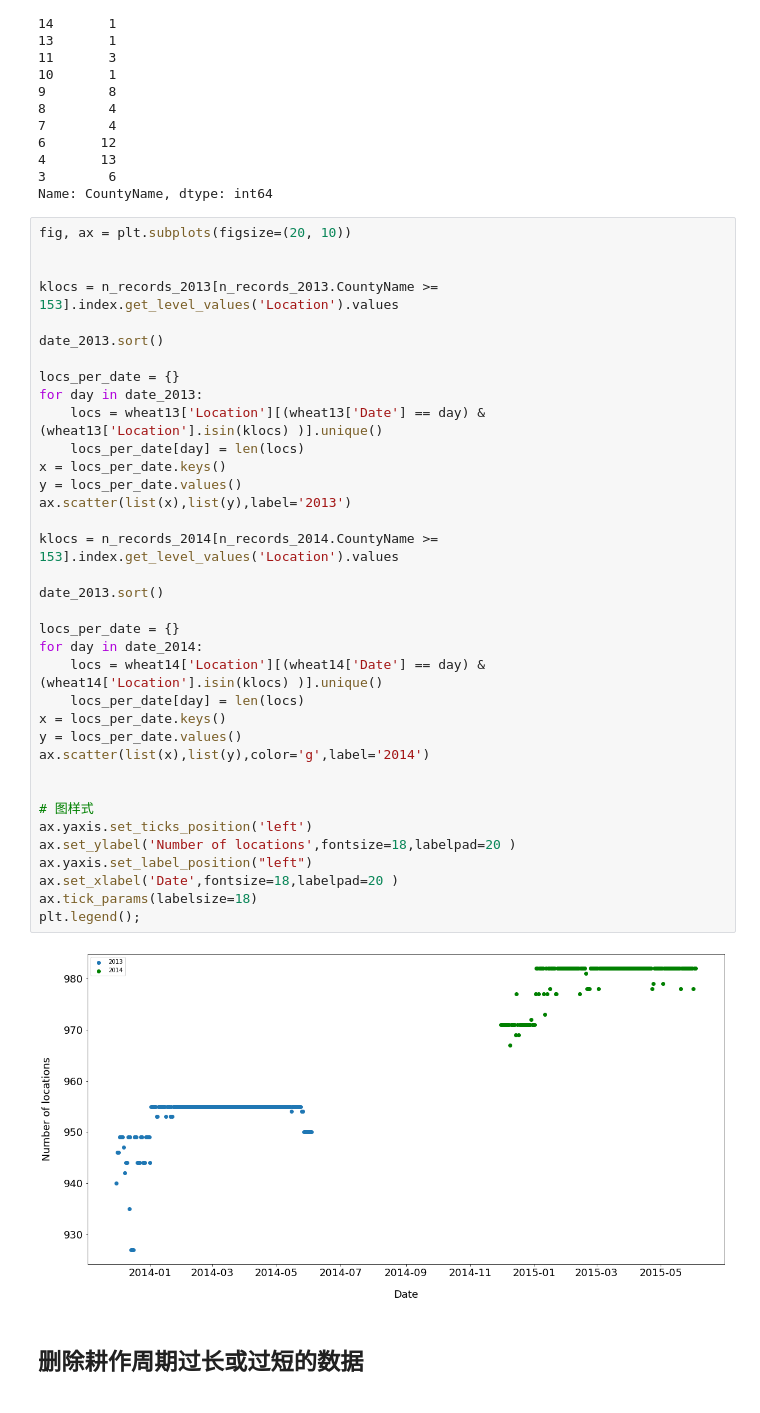
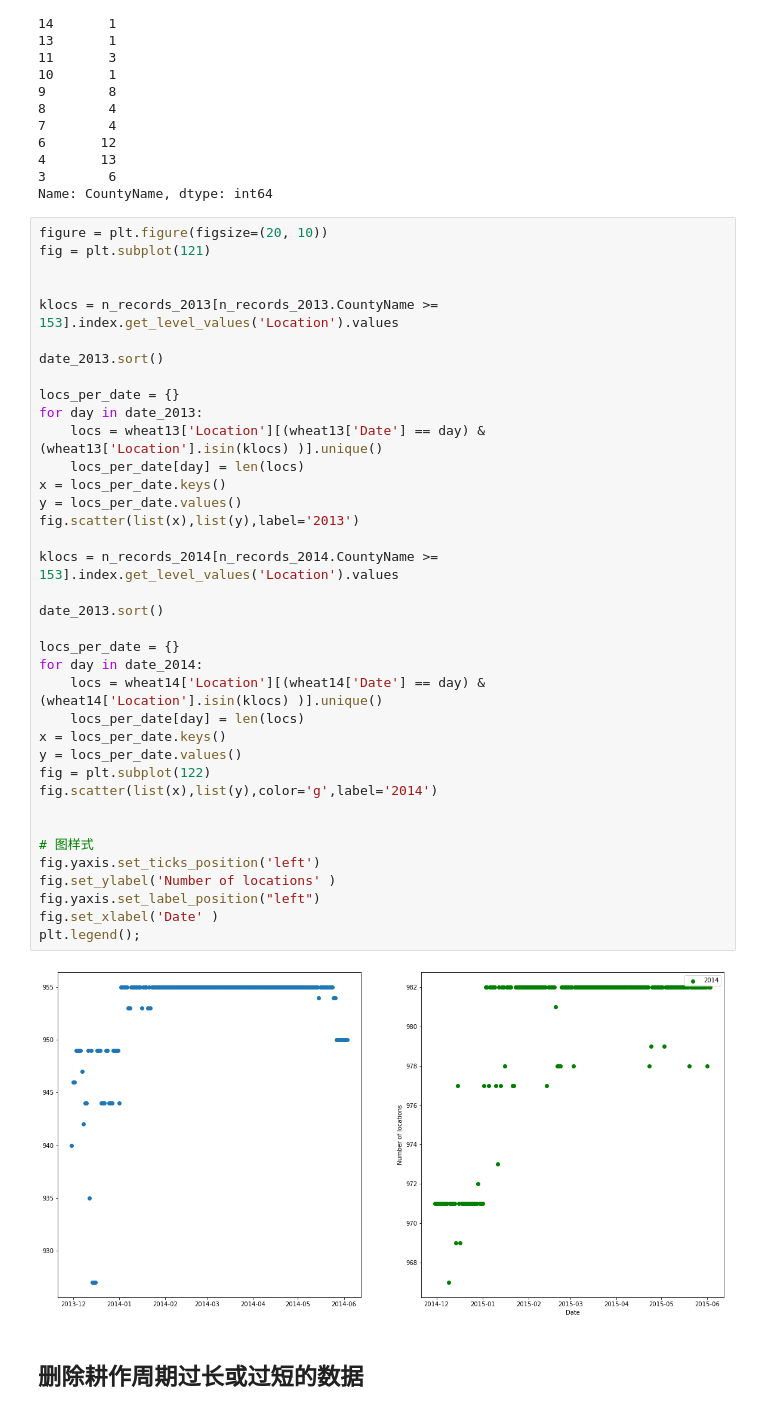
Before and after one commit to aoba98/bishe, a Jupyter notebook: 美国小麦.ipynb, the cells around one changed output. Drawn from its saved outputs; the diff is of its cells as text.

```diff
--- a/美国小麦.ipynb
+++ b/美国小麦.ipynb
@@ -723,43 +790,44 @@ n_records_2014.CountyName.value_counts().sort_index(ascending=False)
 3        6
 Name: CountyName, dtype: int64
 # %%
-fig, ax = plt.subplots(figsize=(20, 10))
+figure = plt.figure(figsize=(20, 10))
+fig = plt.subplot(121)
 
 
 klocs = n_records_2013[n_records_2013.CountyName >= 153].index.get_level_values('Location').values
 
 date_2013.sort()
 
 locs_per_date = {}
 for day in date_2013:
     locs = wheat13['Location'][(wheat13['Date'] == day) & (wheat13['Location'].isin(klocs) )].unique()
     locs_per_date[day] = len(locs)
 x = locs_per_date.keys()
 y = locs_per_date.values()
-ax.scatter(list(x),list(y),label='2013')
+fig.scatter(list(x),list(y),label='2013')
 
 klocs = n_records_2014[n_records_2014.CountyName >= 153].index.get_level_values('Location').values
 
 date_2013.sort()
 
 locs_per_date = {}
 for day in date_2014:
     locs = wheat14['Location'][(wheat14['Date'] == day) & (wheat14['Location'].isin(klocs) )].unique()
     locs_per_date[day] = len(locs)
 x = locs_per_date.keys()
 y = locs_per_date.values()
-ax.scatter(list(x),list(y),color='g',label='2014')
+fig = plt.subplot(122)
+fig.scatter(list(x),list(y),color='g',label='2014')
 
 
 # 图样式
-ax.yaxis.set_ticks_position('left')
-ax.set_ylabel('Number of locations',fontsize=18,labelpad=20 )
-ax.yaxis.set_label_position("left")
-ax.set_xlabel('Date',fontsize=18,labelpad=20 )
-ax.tick_params(labelsize=18)
+fig.yaxis.set_ticks_position('left')
+fig.set_ylabel('Number of locations' )
+fig.yaxis.set_label_position("left")
+fig.set_xlabel('Date' )
 plt.legend();
 # %% [output]
-[figure, old version]
+[figure, new version]
 # %% [markdown]
 ## 删除耕作周期过长或过短的数据
 # %% [markdown]
```
Also changed, not shown: parts of 43 cells of this notebook, 28 other files.
